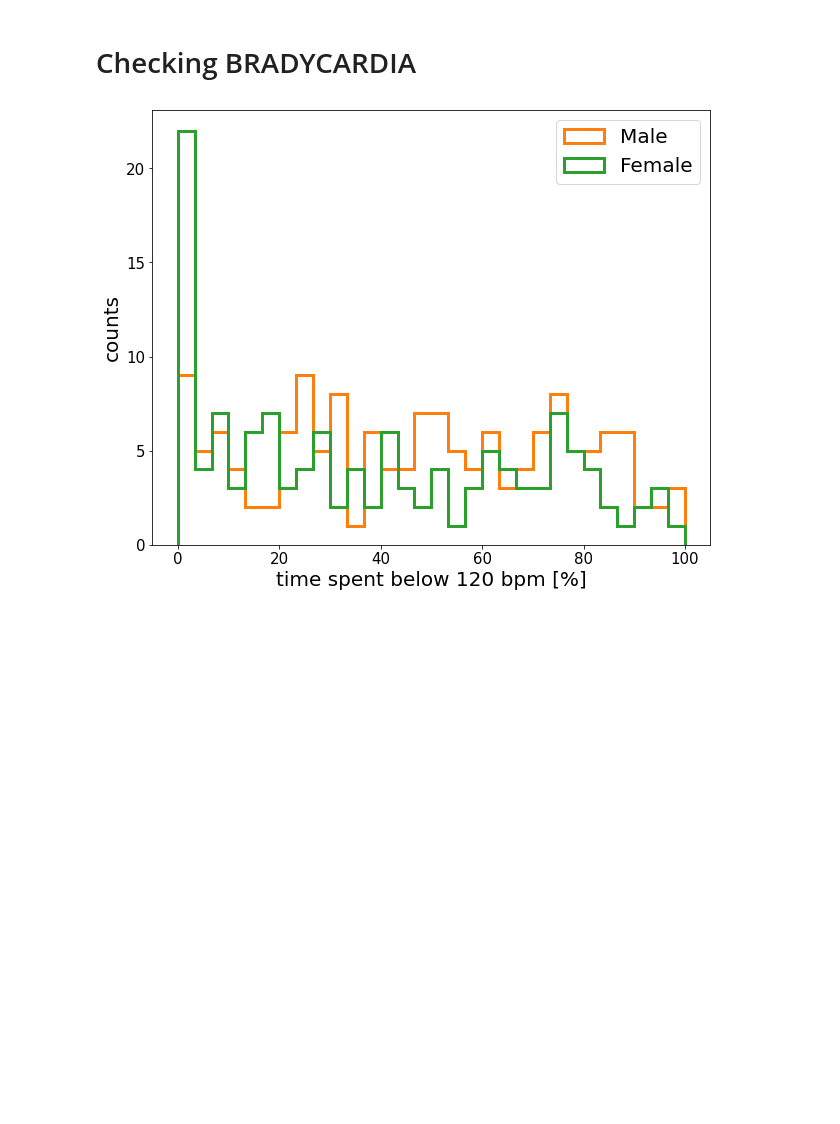
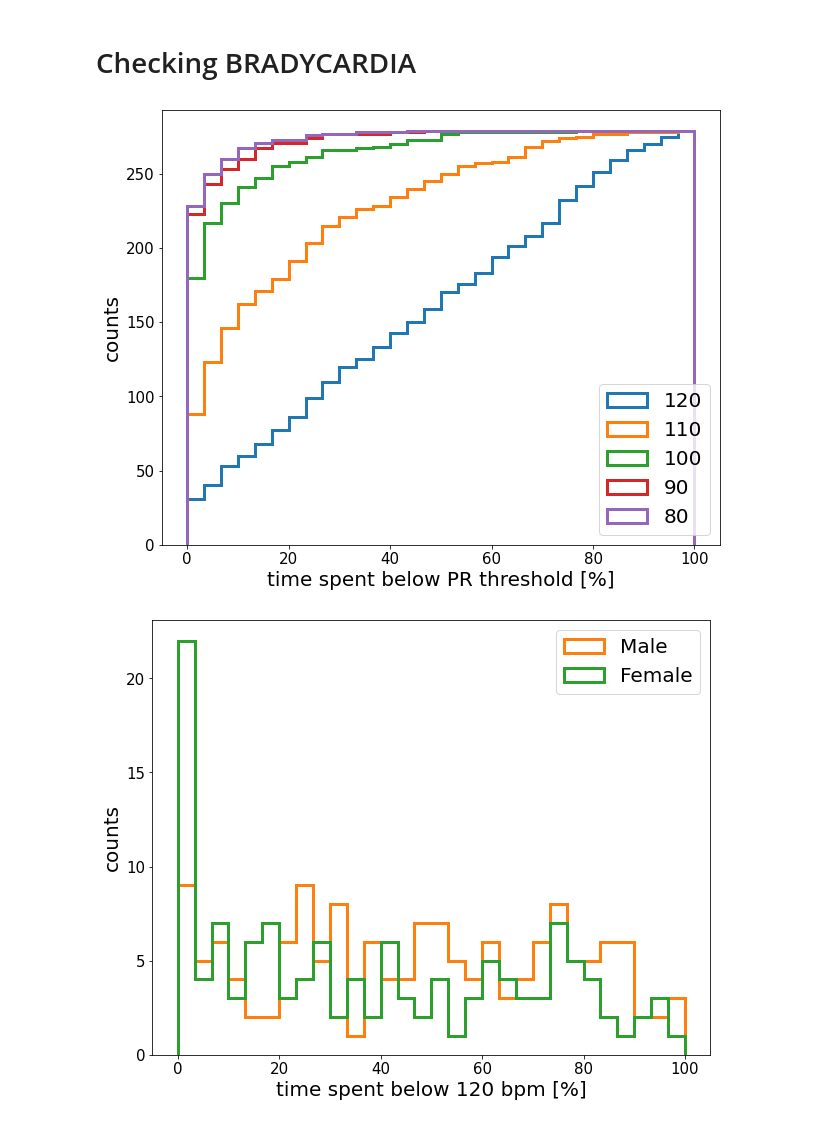
Before and after one commit to shisteve/NHS, a Jupyter notebook: 007_easy_selection.ipynb, the cells around one changed output. Cells and saved outputs as stored; diff of their text form; code cells hidden in the pictures; blank space fills up the shorter version.

Commit message:
changes to include dynamic bradycardia

```diff
--- a/007_easy_selection.ipynb
+++ b/007_easy_selection.ipynb
@@ -48,8 +48,14 @@ T = pd.read_csv('../TOST_data/average_properties.txt',
                    'MED_PR':float,
                    'BRADY_SEC_PR':float,
                    'BRADY_RATIO_PR':float,
+                   'BRADY_RATIO_PR_m10':float,
+                   'BRADY_RATIO_PR_m20':float,
+                   'BRADY_RATIO_PR_m30':float,
+                   'BRADY_RATIO_PR_m40':float,
                    'BRADY_SEC_SPO2':float,
-                   'BRADY_RATIO_SPO2':float})
+                   'BRADY_RATIO_SPO2':float,
+                   'BRADY_SEC_PR_DYN':float,
+                   'BRADY_RATIO_PR_DYN':float})
 # %% [markdown]
 ## Example of selections
 # %%
@@ -617,6 +627,13 @@ Ttest_indResult(statistic=-6.13220946157384, pvalue=1.7544920366955218e-09)
 # Checking BRADYCARDIA
 # %%
 brad_pr = T[(T['PHN']==False)&(T['WRIST']==True)]['BRADY_RATIO_PR']*100
+brad_pr_m10 = T[(T['PHN']==False)&(T['WRIST']==True)]['BRADY_RATIO_PR_m10']*100
+brad_pr_m20 = T[(T['PHN']==False)&(T['WRIST']==True)]['BRADY_RATIO_PR_m20']*100
+brad_pr_m30 = T[(T['PHN']==False)&(T['WRIST']==True)]['BRADY_RATIO_PR_m30']*100
+brad_pr_m40 = T[(T['PHN']==False)&(T['WRIST']==True)]['BRADY_RATIO_PR_m40']*100
+
+
+
 m_brad_pr = T[(T['PHN']==False)&(T['WRIST']==True)&(T['GENDER']=='Male')]['BRADY_RATIO_PR']*100
 f_brad_pr = T[(T['PHN']==False)&(T['WRIST']==True)&(T['GENDER']=='Female')]['BRADY_RATIO_PR']*100
 # %%
@@ -626,3 +654,17 @@ f_brad_spo2 = T[(T['PHN']==False)&(T['WRIST']==True)&(T['GENDER']=='Female')]['B
+# %%
+plt.figure(figsize=(10,8))
+plt.hist(brad_pr,    bins=30,range=(0,100),histtype='step',lw=3,label='120', color='C0',density=False,cumulative=True)
+plt.hist(brad_pr_m10,bins=30,range=(0,100),histtype='step',lw=3,label='110', color='C1',density=False,cumulative=True)
+plt.hist(brad_pr_m20,bins=30,range=(0,100),histtype='step',lw=3,label='100', color='C2',density=False,cumulative=True)
+plt.hist(brad_pr_m30,bins=30,range=(0,100),histtype='step',lw=3,label='90', color='C3' ,density=False,cumulative=True)
+plt.hist(brad_pr_m40,bins=30,range=(0,100),histtype='step',lw=3,label='80', color='C4' ,density=False,cumulative=True)
+
+plt.xlabel("time spent below PR threshold [%]")
+plt.ylabel('counts')
+plt.legend(loc=4)
+plt.show()
+# %% [output]
+[figure, added]
 # %%
 plt.figure(figsize=(10,8))
 #plt.hist(brad_pr,  bins=30,histtype='step',lw=3,label='All',color='C0')
```
Also changed, not shown: parts of 8 cells of this notebook, 4 other files.
